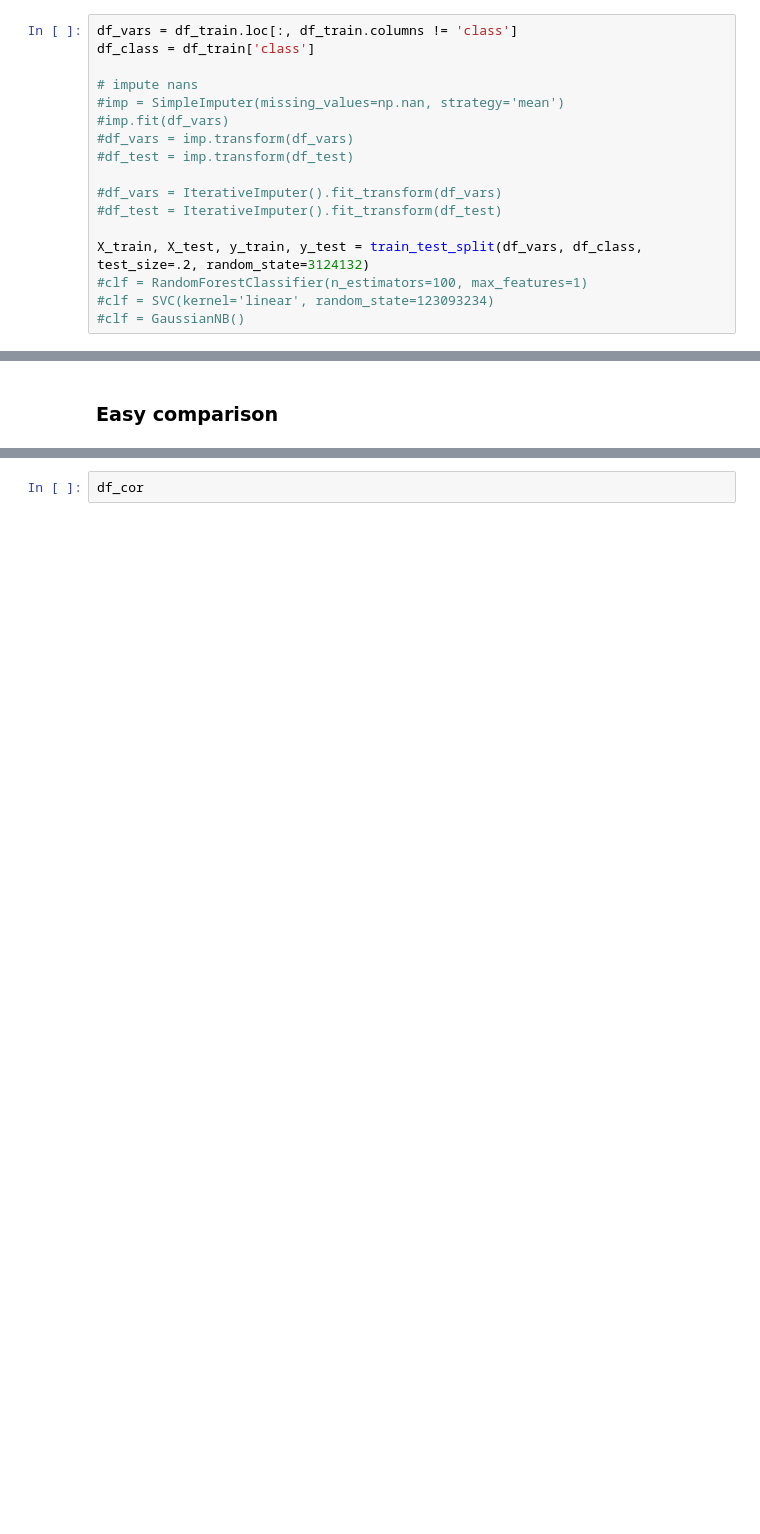
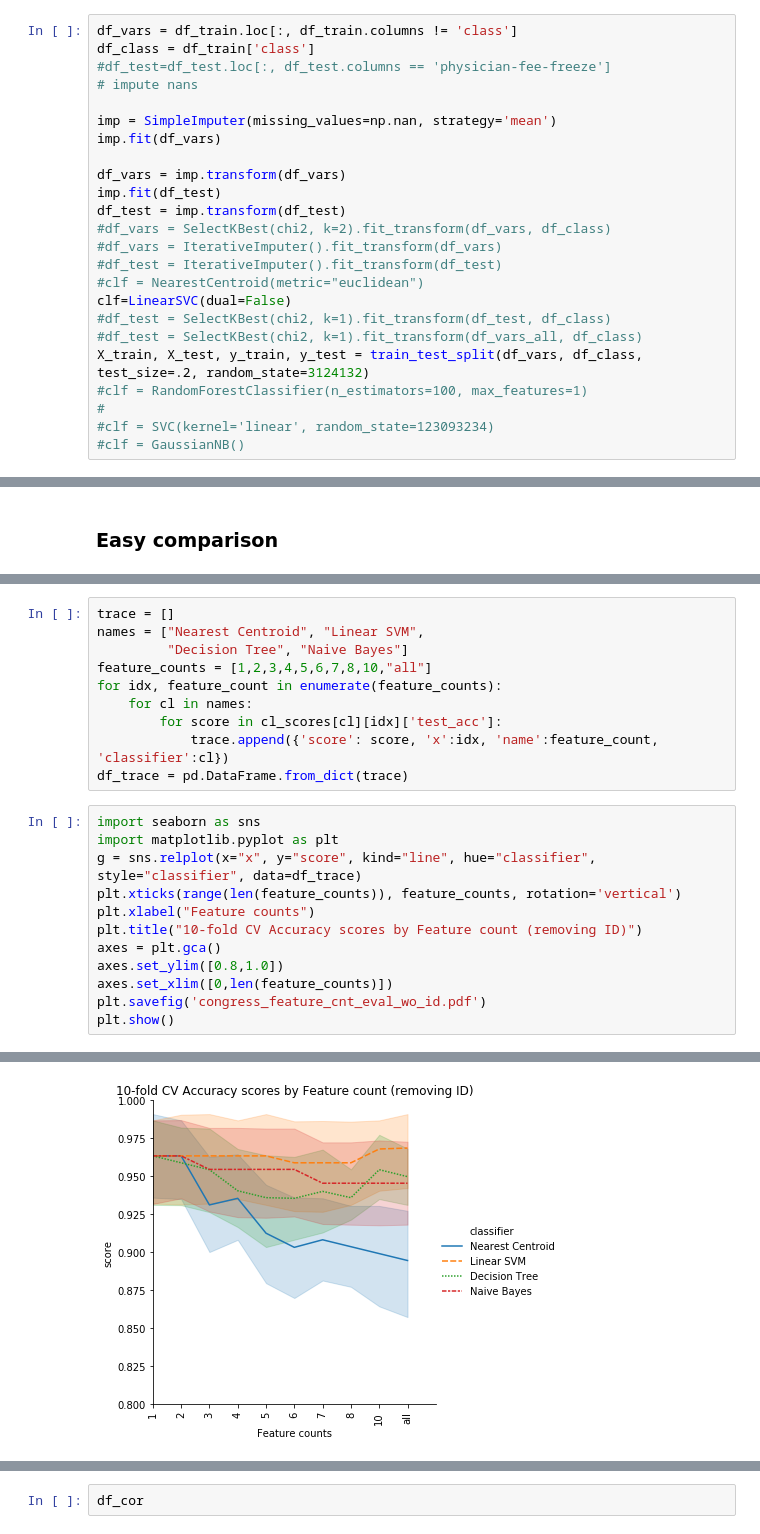
Before and after one commit to freecraver/ML-fun, a Jupyter notebook: congress/congress.ipynb, the cells around one changed output, grey strips where cells are left out. Drawn from its saved outputs; the diff is of its cells as text; blank space fills up the shorter version.

```diff
--- a/congress/congress.ipynb
+++ b/congress/congress.ipynb
@@ -46,18 +51,25 @@ df_train.head(10)
 # %%
 df_vars = df_train.loc[:, df_train.columns != 'class']
 df_class = df_train['class']
+#df_test=df_test.loc[:, df_test.columns == 'physician-fee-freeze']
+# impute nans
 
-# impute nans
-#imp = SimpleImputer(missing_values=np.nan, strategy='mean')
-#imp.fit(df_vars)
-#df_vars = imp.transform(df_vars)
-#df_test = imp.transform(df_test)
+imp = SimpleImputer(missing_values=np.nan, strategy='mean')
+imp.fit(df_vars)
 
+df_vars = imp.transform(df_vars)
+imp.fit(df_test)
+df_test = imp.transform(df_test)
+#df_vars = SelectKBest(chi2, k=2).fit_transform(df_vars, df_class)
 #df_vars = IterativeImputer().fit_transform(df_vars)
 #df_test = IterativeImputer().fit_transform(df_test)
-
+#clf = NearestCentroid(metric="euclidean")
+clf=LinearSVC(dual=False)
+#df_test = SelectKBest(chi2, k=1).fit_transform(df_test, df_class)
+#df_test = SelectKBest(chi2, k=1).fit_transform(df_vars_all, df_class)
 X_train, X_test, y_train, y_test = train_test_split(df_vars, df_class, test_size=.2, random_state=3124132)
 #clf = RandomForestClassifier(n_estimators=100, max_features=1)
+#
 #clf = SVC(kernel='linear', random_state=123093234)
 #clf = GaussianNB()
 # %% [markdown]
@@ -145,0 +334,23 @@ Naive Bayes -- Test Set -- Mean 0.9545078110295503 -- Min 0.9047619047619048 --
+# %%
+trace = []
+names = ["Nearest Centroid", "Linear SVM",
+         "Decision Tree", "Naive Bayes"]
+feature_counts = [1,2,3,4,5,6,7,8,10,"all"]
+for idx, feature_count in enumerate(feature_counts):
+    for cl in names:
+        for score in cl_scores[cl][idx]['test_acc']:
+            trace.append({'score': score, 'x':idx, 'name':feature_count, 'classifier':cl})
+df_trace = pd.DataFrame.from_dict(trace)
+# %%
+import seaborn as sns
+import matplotlib.pyplot as plt
+g = sns.relplot(x="x", y="score", kind="line", hue="classifier", style="classifier", data=df_trace)
+plt.xticks(range(len(feature_counts)), feature_counts, rotation='vertical')
+plt.xlabel("Feature counts")
+plt.title("10-fold CV Accuracy scores by Feature count (removing ID)")
+axes = plt.gca()
+axes.set_ylim([0.8,1.0])
+axes.set_xlim([0,len(feature_counts)])
+plt.savefig('congress_feature_cnt_eval_wo_id.pdf')
+plt.show()
+# %% [output]
@@ -146 +358,2 @@ Naive Bayes -- Test Set -- Mean 0.9545078110295503 -- Min 0.9047619047619048 --
+[figure, added]
 # %%
```
Also changed, not shown: parts of 16 cells of this notebook, 12 other files.
